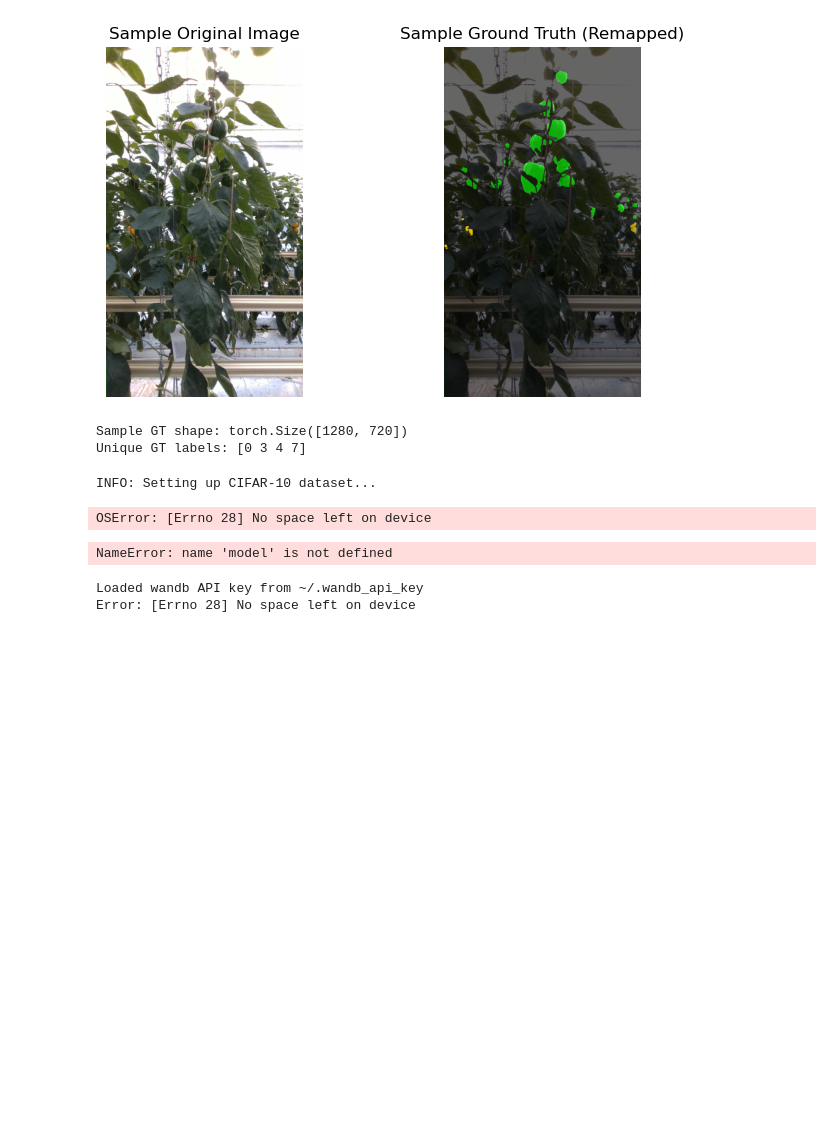
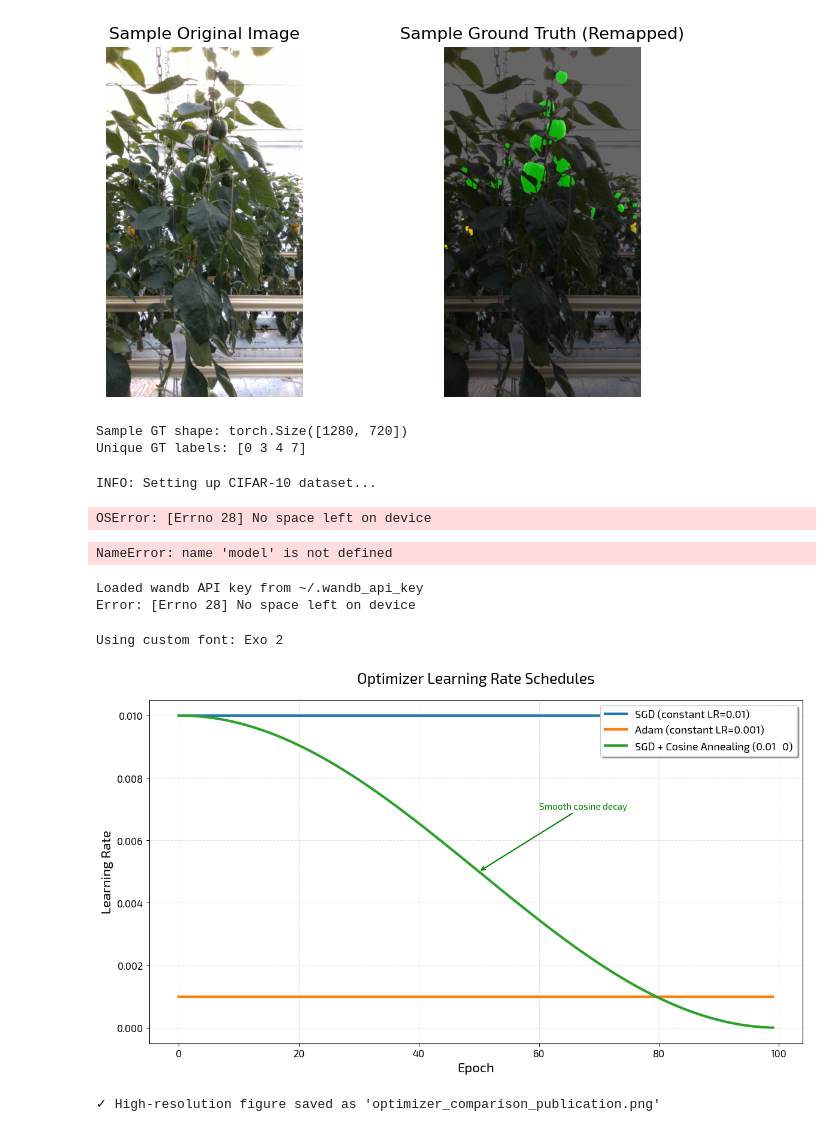
Before and after one commit to Rahul-fix/MUSH, a Jupyter notebook: notebooks/ensemble_uncertainty_notebook copy.ipynb, the cells around one changed output. Drawn from its saved outputs; the diff is of its cells as text; code cells hidden in the pictures; blank space fills up the shorter version.

Commit message:
Cosine optim and fonts

```diff
--- a/notebooks/ensemble_uncertainty_notebook copy.ipynb
+++ b/notebooks/ensemble_uncertainty_notebook copy.ipynb
@@ -666,3 +666,82 @@ if __name__ == "__main__":
 # %% [output]
 Loaded wandb API key from ~/.wandb_api_key
 Error: [Errno 28] No space left on device
+# %%
+import torch
+import torch.optim as optim
+import matplotlib.pyplot as plt
+import matplotlib.pyplot as plt
+import matplotlib.font_manager as fm
+import os
+
+# Set the font path to your preferred font (e.g., Exo2-Regular.ttf)
+font_path = os.path.join( "style", "Exo2-Regular.ttf")
+if os.path.exists(font_path):
+    fm.fontManager.addfont(font_path)
+    prop = fm.FontProperties(fname=font_path)
+    plt.rcParams['font.family'] = prop.get_name()
+    plt.rcParams['font.sans-serif'] = prop.get_name()
+    print(f"Using custom font: {prop.get_name()}")
+else:
+    print("Custom font file not found, using default font.")
+
+# ...existing code...
+
+# Create dummy model
+model = torch.nn.Linear(10, 1)
+
+# Setup epochs
+epochs = 100
+
+# Create three separate optimizer instances
+optimizer_sgd = optim.SGD(model.parameters(), lr=0.01)
+optimizer_adam = optim.Adam(model.parameters(), lr=0.001)
+optimizer_cosine = optim.SGD(model.parameters(), lr=0.01)
+
+# Create scheduler for cosine annealing
+scheduler = optim.lr_scheduler.CosineAnnealingLR(optimizer_cosine, T_max=epochs, eta_min=0)
+
+# Track learning rates
+lrs_sgd = []
+lrs_adam = []
+lrs_cosine = []
+
+for epoch in range(epochs):
+    # Record learning rates
+    lrs_sgd.append(optimizer_sgd.param_groups[0]['lr'])
+    lrs_adam.append(optimizer_adam.param_groups[0]['lr'])
+    lrs_cosine.append(optimizer_cosine.param_groups[0]['lr'])
+
+    # Step the scheduler
+    scheduler.step()
+
+# Create enhanced plot
+plt.figure(figsize=(12, 7))
+plt.plot(range(epochs), lrs_sgd, label='SGD (constant LR=0.01)',
+         linewidth=3, color='#1f77b4', linestyle='-')
+plt.plot(range(epochs), lrs_adam, label='Adam (constant LR=0.001)',
+         linewidth=3, color='#ff7f0e', linestyle='-')
+plt.plot(range(epochs), lrs_cosine, label='SGD + Cosine Annealing (0.01→0)',
+         linewidth=3, color='#2ca02c', linestyle='-')
+
+plt.xlabel('Epoch', fontsize=16, fontweight='bold')
+plt.ylabel('Learning Rate', fontsize=16, fontweight='bold')
+plt.title('Optimizer Learning Rate Schedules', fontsize=18, fontweight='bold', pad=20)
+plt.legend(fontsize=13, loc='upper right', frameon=True, shadow=True)
+plt.grid(True, alpha=0.4, linestyle='--', linewidth=0.8)
+plt.tick_params(axis='both', which='major', labelsize=12)
+
+# Add annotations
+plt.annotate('Smooth cosine decay', xy=(50, 0.005), xytext=(60, 0.007),
+            arrowprops=dict(arrowstyle='->', color='green', lw=1.5),
+            fontsize=11, color='green')
+
+plt.tight_layout()
+plt.savefig('optimizer_comparison_publication.png', dpi=300, bbox_inches='tight', facecolor='white')
+plt.show()
+
+print("\n✓ High-resolution figure saved as 'optimizer_comparison_publication.png'")
+# %% [output]
+Using custom font: Exo 2
+[figure, added]
+✓ High-resolution figure saved as 'optimizer_comparison_publication.png'
```
Also changed, not shown: parts of 1 cell of this notebook, 21 other files.
